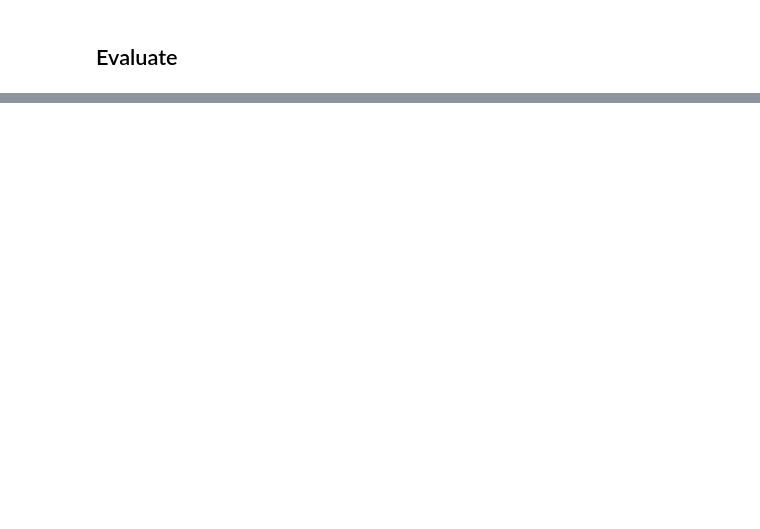
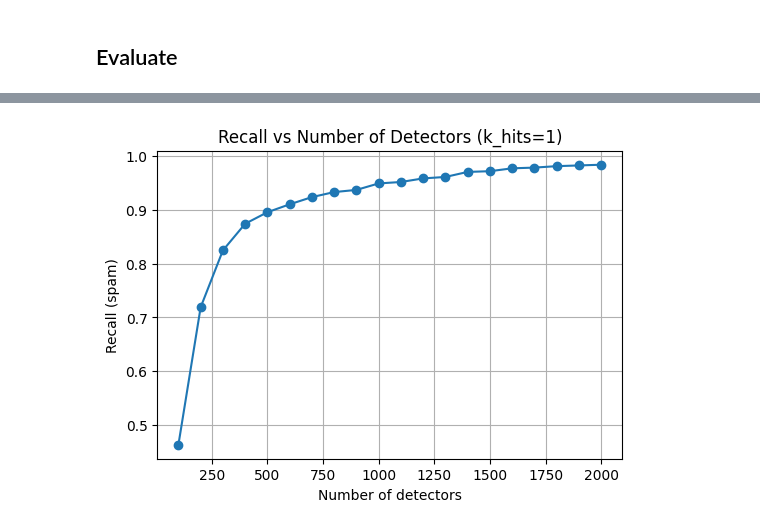
Before and after one commit to jofa016/ACIT4610---Final-Group-Project, a Jupyter notebook: R_f/Project_4/notebook/feature_engineering.ipynb, the cells around one changed output, grey strips where cells are left out. Drawn from its saved outputs; the diff is of its cells as text; code cells hidden in the pictures; blank space fills up the shorter version.

```diff
--- a/R_f/Project_4/notebook/feature_engineering.ipynb
+++ b/R_f/Project_4/notebook/feature_engineering.ipynb
@@ -108,0 +237,14 @@ Ham test shape: (965, 51010)
+# %%
+# build eval set: ham_test + all spam
+X_eval = vstack([X_ham_test, X_spam])
+y_eval = np.hstack([
+    np.zeros(X_ham_test.shape[0], dtype=np.uint8),
+    np.ones(X_spam.shape[0], dtype=np.uint8)
+])
+
+# try any-hit (k_hits=1), then try stricter k_hits=2 to improve precision
+for hits in (1, 2):
+    y_pred = nsa.predict(X_eval, k_hits=hits)
+    print(f"\n=== NSA (k_hits={hits}) ===")
+    print(classification_report(y_eval, y_pred, target_names=["ham","spam"]))
+    print(confusion_matrix(y_eval, y_pred))
@@ -108,0 +269,37 @@ Ham test shape: (965, 51010)
+# %%
+def coverage_curve(nsa, X_eval, y_eval, step=100, k_hits=1):
+    """Compute recall as we increase the number of detectors."""
+    n_total = len(nsa.detectors)
+    steps = np.arange(step, n_total + 1, step)
+    recalls = []
+
+    # reuse the predict logic, but only keep top N detectors each time
+    for n in steps:
+        subset = VDetectorNSA_Binary(
+            k=nsa.k,
+            r_min=nsa.r_min,
+            r_max=nsa.r_max,
+            max_detectors=n,
+            max_tries=nsa.max_tries,
+            sampling=nsa.sampling,
+            random_state=nsa.random_state,
+            batch_size=nsa.batch_size
+        )
+        subset.dim = nsa.dim
+        subset.detectors = nsa.detectors[:n]
+        y_pred = subset.predict(X_eval, k_hits=k_hits)
+        r = recall_score(y_eval, y_pred, pos_label=1)
+        recalls.append(r)
+
+    plt.figure(figsize=(6,4))
+    plt.plot(steps, recalls, marker='o')
+    plt.title(f'Recall vs Number of Detectors (k_hits={k_hits})')
+    plt.xlabel('Number of detectors')
+    plt.ylabel('Recall (spam)')
+    plt.grid(True)
+    plt.show()
+
+# run it
+coverage_curve(nsa, X_eval, y_eval, step=100, k_hits=1)
+# %% [output]
+[figure, added]
```
Also changed, not shown: parts of 7 cells of this notebook.
